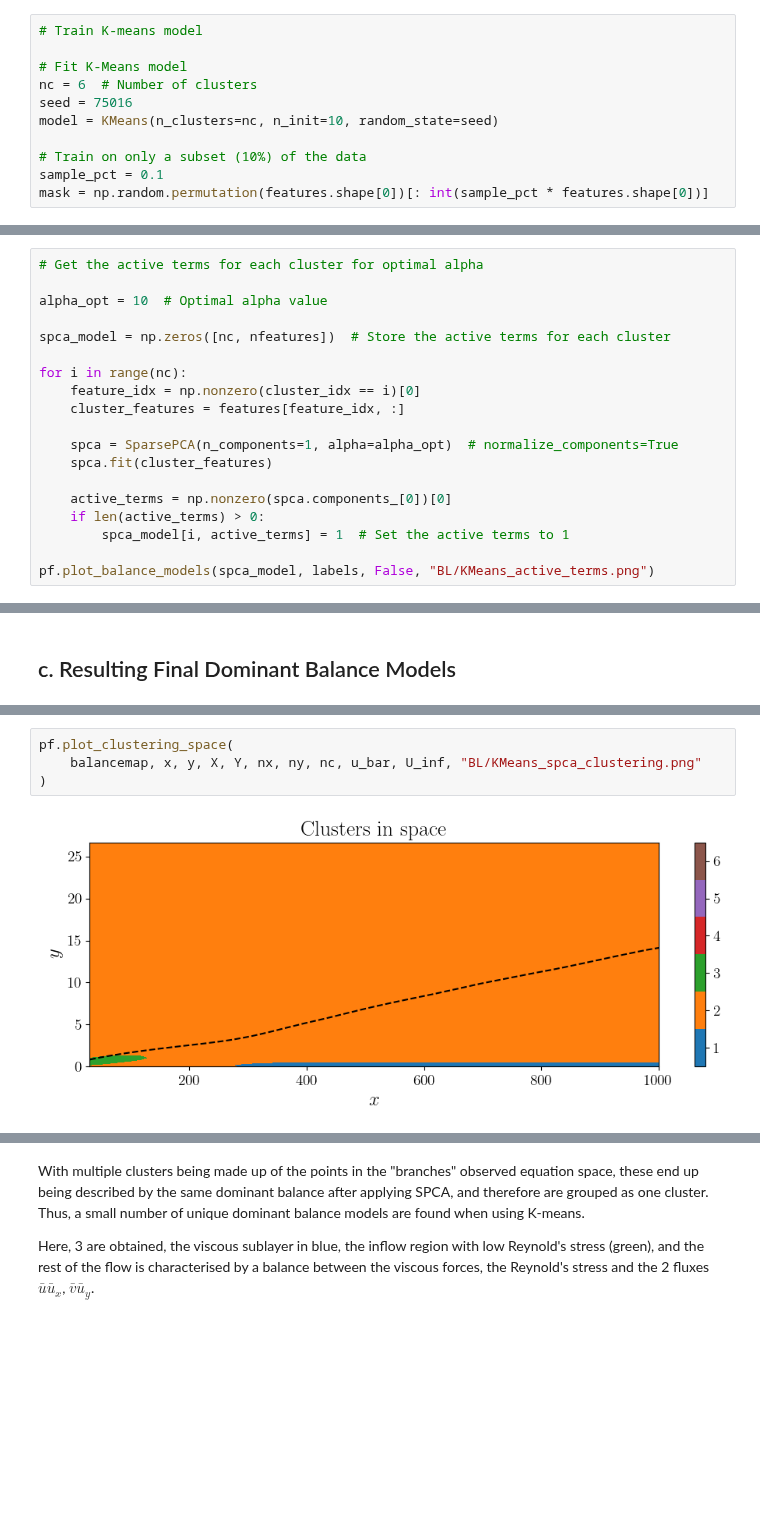
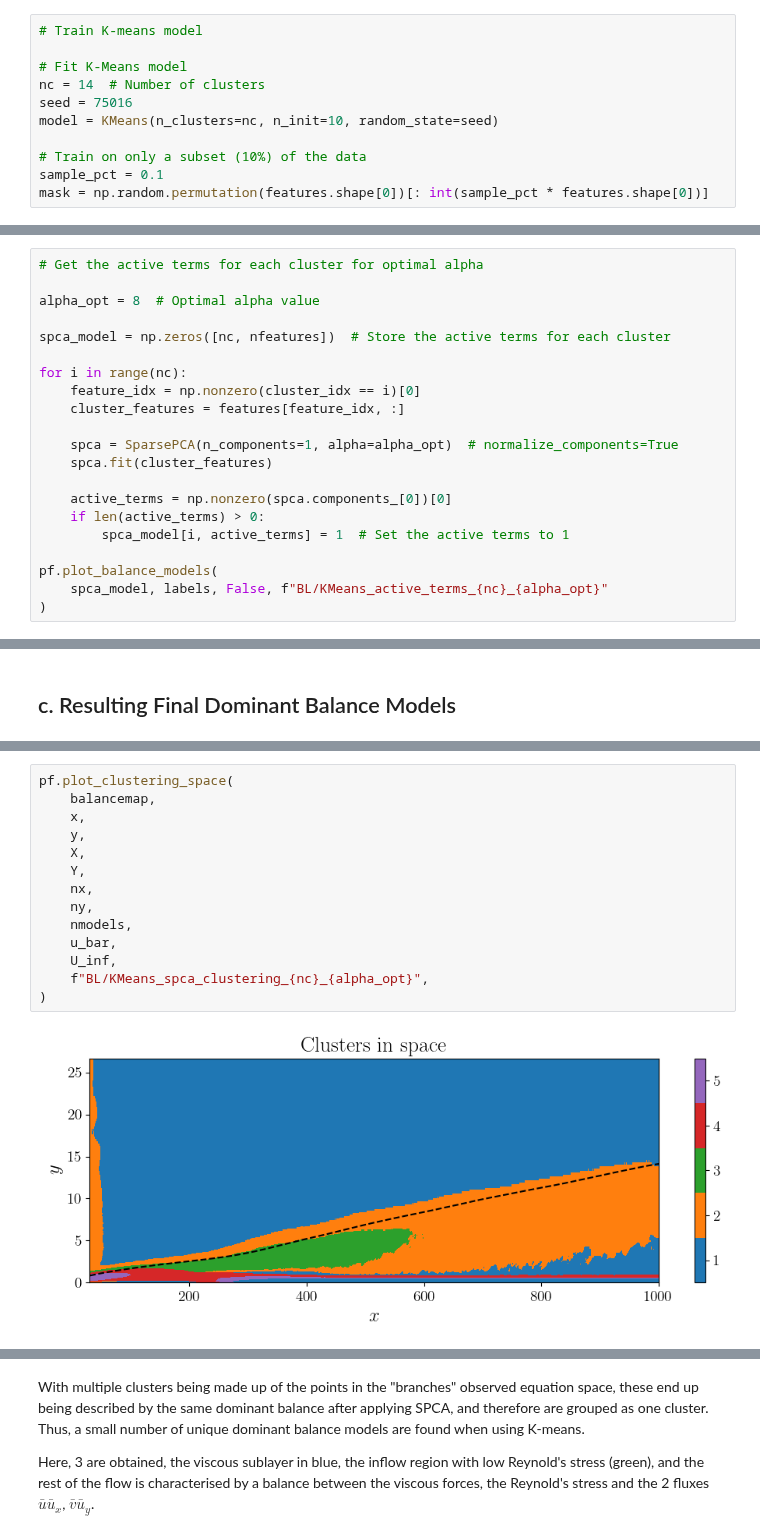
Before and after one commit to tbreitburd/Learning-Dominant-Physical-Processes-using-Unsupervised-Learning-Techniques-, a Jupyter notebook: Notebooks/K_Means_BL.ipynb, the cells around one changed output, grey strips where cells are left out. Drawn from its saved outputs; the diff is of its cells as text; blank space fills up the shorter version.

```diff
--- a/Notebooks/K_Means_BL.ipynb
+++ b/Notebooks/K_Means_BL.ipynb
@@ -112,7 +112,7 @@ Again, a standard K-Means algorithm is used here, with setting the number of clu
 # Train K-means model
 
 # Fit K-Means model
-nc = 6  # Number of clusters
+nc = 14  # Number of clusters
 seed = 75016
 model = KMeans(n_clusters=nc, n_init=10, random_state=seed)
 
@@ -195,7 +205,7 @@ pf.plot_spca_residuals(alphas, err, "BL/KMeans_spca_residuals.png")
 # %%
 # Get the active terms for each cluster for optimal alpha
 
-alpha_opt = 10  # Optimal alpha value
+alpha_opt = 8  # Optimal alpha value
 
 spca_model = np.zeros([nc, nfeatures])  # Store the active terms for each cluster
 
@@ -210,5 +220,7 @@ for i in range(nc):
     if len(active_terms) > 0:
         spca_model[i, active_terms] = 1  # Set the active terms to 1
 
-pf.plot_balance_models(spca_model, labels, False, "BL/KMeans_active_terms.png")
+pf.plot_balance_models(
+    spca_model, labels, False, f"BL/KMeans_active_terms_{nc}_{alpha_opt}"
+)
 # %% [output]
@@ -236,9 +250,19 @@ pf.plot_balance_models(balance_models, labels, True, "BL/KMeans_balance_models.p
 # %%
 pf.plot_clustering_space(
-    balancemap, x, y, X, Y, nx, ny, nc, u_bar, U_inf, "BL/KMeans_spca_clustering.png"
+    balancemap,
+    x,
+    y,
+    X,
+    Y,
+    nx,
+    ny,
+    nmodels,
+    u_bar,
+    U_inf,
+    f"BL/KMeans_spca_clustering_{nc}_{alpha_opt}",
 )
 # %% [output]
-[figure, old version]
+[figure, new version]
 # %%
 # 2D views of feature space
 pf.plot_feature_space(
```
Also changed, not shown: parts of 13 cells of this notebook, 1 other file.
